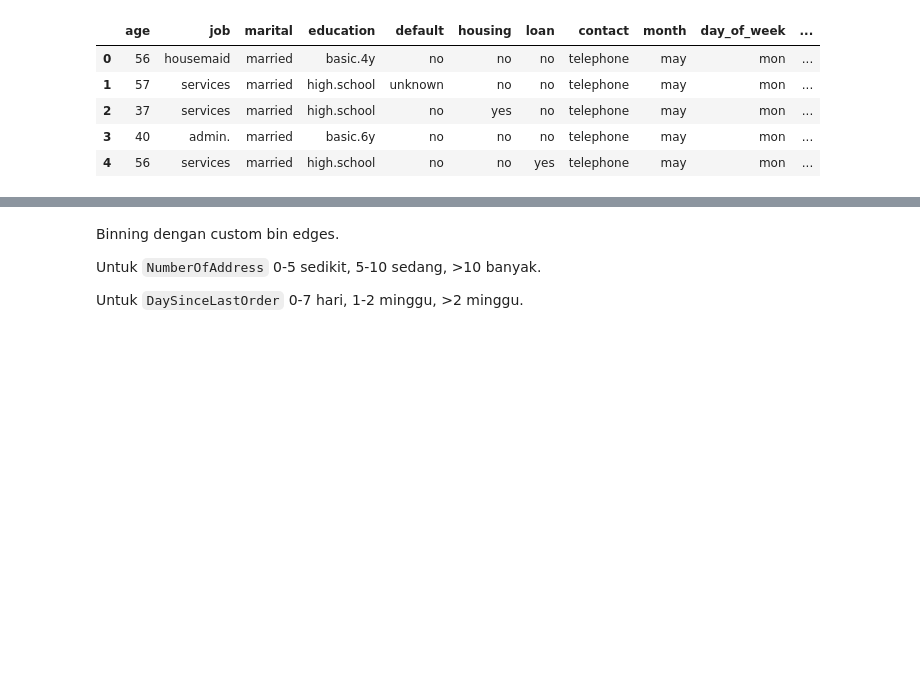
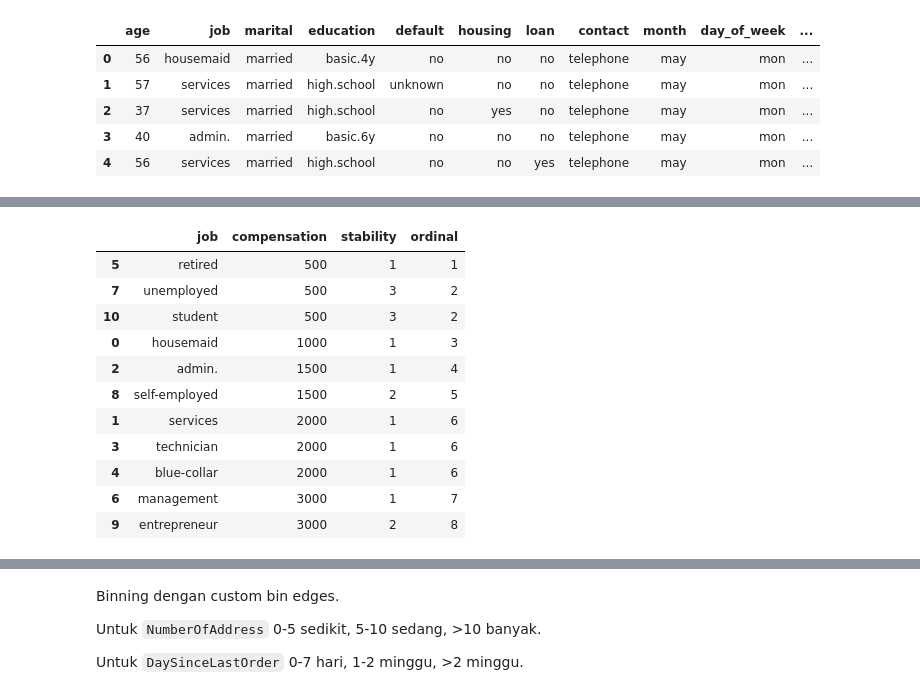
Before and after one commit to robbenrba/finalProject, a Jupyter notebook: finalProject_RobertoB_GrettyM_final.ipynb, the cells around one changed output, grey strips where cells are left out. Cells and saved outputs as stored; diff of their text form; code cells hidden in the pictures; blank space fills up the shorter version.

```diff
--- a/finalProject_RobertoB_GrettyM_final.ipynb
+++ b/finalProject_RobertoB_GrettyM_final.ipynb
@@ -359,0 +490,29 @@ df.head()
+# %%
+# Initialize rank tracking
+rank = 0
+current_comp_stab = None
+ordinal_rank = []
+
+# Assign ordinal rank based on sorted order and same values
+for i, row in dfSalarySorted.iterrows():
+    if (row['compensation'], row['stability']) != current_comp_stab:
+        rank += 1
+        current_comp_stab = (row['compensation'], row['stability'])
+    ordinal_rank.append(rank)
+
+# Add ordinal rank to the DataFrame
+dfSalarySorted['ordinal'] = ordinal_rank
+dfSalarySorted
+# %% [output]
+|  | job | compensation | stability | ordinal |
+| 5 | retired | 500 | 1 | 1 |
+| 7 | unemployed | 500 | 3 | 2 |
+| 10 | student | 500 | 3 | 2 |
+| 0 | housemaid | 1000 | 1 | 3 |
+| 2 | admin. | 1500 | 1 | 4 |
+| 8 | self-employed | 1500 | 2 | 5 |
+| 1 | services | 2000 | 1 | 6 |
+| 3 | technician | 2000 | 1 | 6 |
+| 4 | blue-collar | 2000 | 1 | 6 |
+| 6 | management | 3000 | 1 | 7 |
+| 9 | entrepreneur | 3000 | 2 | 8 |
```
Also changed, not shown: parts of 12 cells of this notebook.
